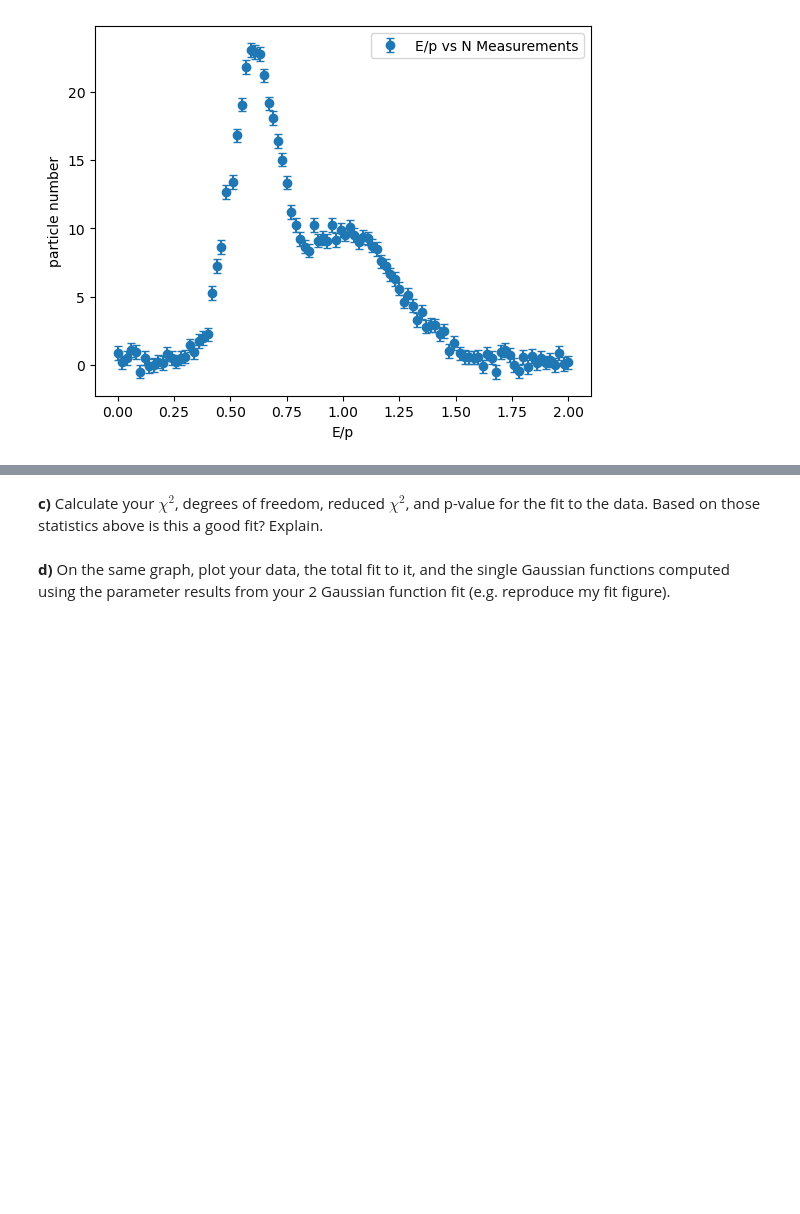
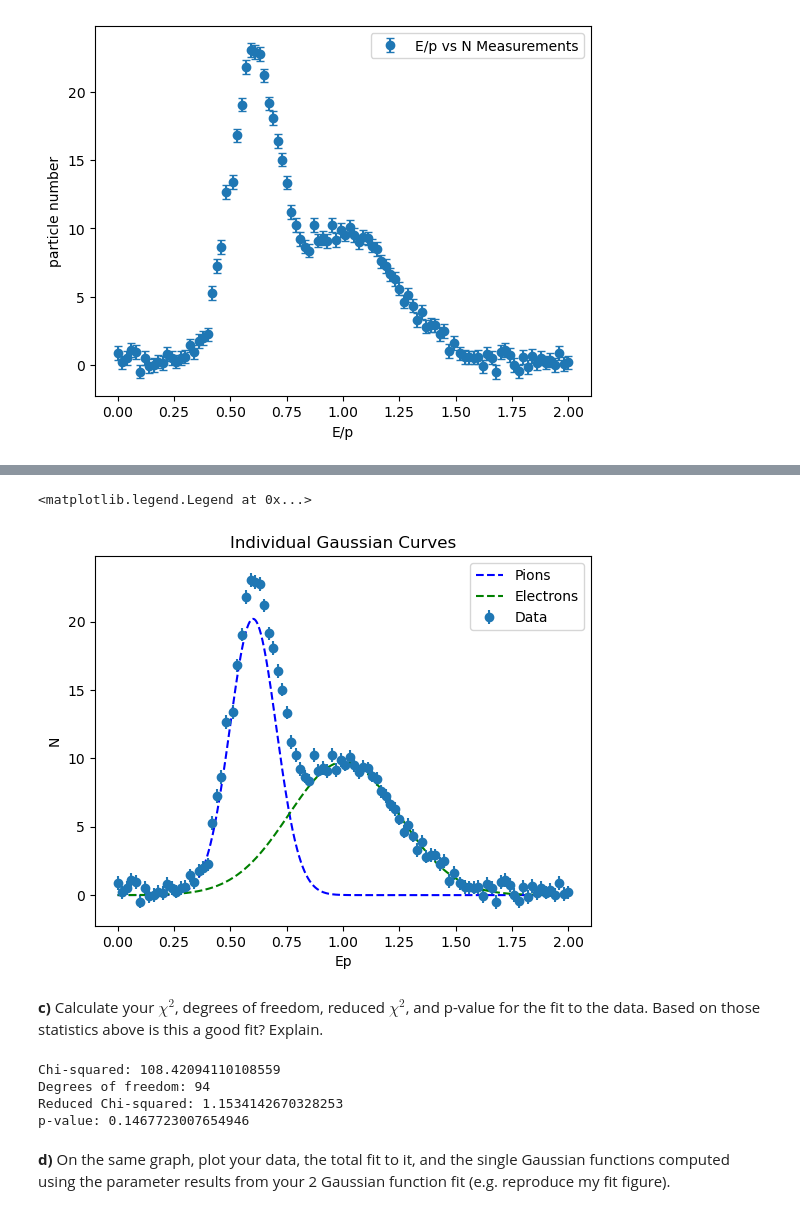
Before and after one commit to mendejf/Phys-3511-Fall24, a Jupyter notebook: Module05/Assignment/Assignment05.ipynb, the cells around one changed output, grey strips where cells are left out. Drawn from its saved outputs; the diff is of its cells as text; code cells hidden in the pictures; blank space fills up the shorter version.

```diff
--- a/Module05/Assignment/Assignment05.ipynb
+++ b/Module05/Assignment/Assignment05.ipynb
@@ -223,8 +225,68 @@ where the $p_1, p_2,$ and $p_3$ are three parameters for the one Gaussian functi
 Note: Did you get a negative value for the gaussian widths from your fit? We know that a negative value is not physical. Try to give some initial parameters for the fit to start with.
 
 ![Screen%20Shot%202021-07-15%20at%209.57.45%20AM.png](attachment:Screen%20Shot%202021-07-15%20at%209.57.45%20AM.png)
+# %%
+
+def g1g2(x, p1,p2,p3,d1,d2,d3):
+    return p1*np.exp(-(x-p2)**2/(2*p3))+d1*np.exp(-(x-d2)**2/(2*d3))
+
+def gaussian(x, p1, p2, p3):
+    return p1 * np.exp(-(x - p2) ** 2 / (2 * p3))
+
+initial_guess = [1, 1, 1, 1, 1, 1]
+
+
+popt, pcov = curve_fit(g1g2, Ep, N, sigma=N_error, absolute_sigma=True, p0=initial_guess)
+
+p1, p2, p3, d1, d2, d3 = popt
+
+
+x_fit = np.linspace(min(Ep), max(Ep), 1000)
+
+
+plt.errorbar(Ep, N, yerr=N_error, fmt='o', label='Data')
+
+plt.plot(x_fit, gaussian(x_fit, p1, p2, p3), label='Pions', color='blue', linestyle="--")
+plt.plot(x_fit, gaussian(x_fit, d1, d2, d3), label='Electrons', color='green', linestyle="--")
+
+# Add labels and legend
+plt.xlabel('Ep')
+plt.ylabel('N')
+plt.title('Individual Gaussian Curves')
+plt.legend()
+# %% [output]
+<matplotlib.legend.Legend at 0x...>
+[figure, added]
 # %% [markdown]
 **c)** Calculate your $\chi^2$, degrees of freedom, reduced $\chi^2$, and p-value for the fit to the data.
 Based on those statistics above is this a good fit? Explain.
+# %%
+# Calculate the model predictions (fitted values)
+fitted_values = g1g2(Ep, *popt)
+
+# Calculate chi-squared
+chi_squared = np.sum(((N - fitted_values) ** 2) / N_error ** 2)
+
+# Degrees of freedom
+n = len(N)  # number of data points
+k = len(popt)  # number of parameters
+dof = n - k
+
+# Reduced chi-squared
+chi_squared_reduced = chi_squared / dof
+
+# p-value from chi-squared distribution
+p_value =sf.gammaincc(dof/2,chi_squared/2)
+
+# Print the results
+print(f"Chi-squared: {chi_squared}")
+print(f"Degrees of freedom: {dof}")
+print(f"Reduced Chi-squared: {chi_squared_reduced}")
+print(f"p-value: {p_value}")
+# %% [output]
+Chi-squared: 108.42094110108559
+Degrees of freedom: 94
+Reduced Chi-squared: 1.1534142670328253
+p-value: 0.1467723007654946
 # %% [markdown]
 **d)** On the same graph, plot your data, the total fit to it, and the single Gaussian functions computed using the parameter results from your 2 Gaussian function fit (e.g. reproduce my fit figure).
```
Also changed, not shown: parts of 7 cells of this notebook, 2 other files.
